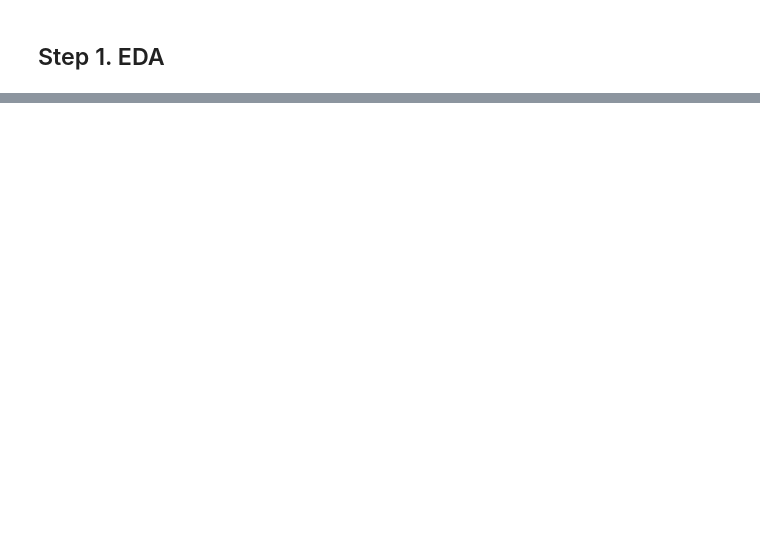
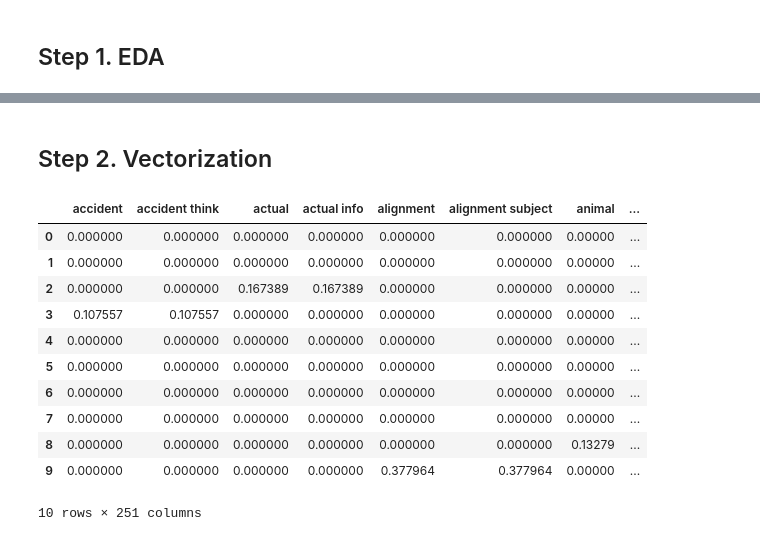
Before and after one commit to qternel/toxic-comment-classification, a Jupyter notebook: toxic-comment-classification.ipynb, the cells around one changed output, grey strips where cells are left out. Saved outputs shown, nothing was run; the diff lists cells and outputs as text; code cells hidden in the pictures; blank space fills up the shorter version.

```diff
--- a/toxic-comment-classification.ipynb
+++ b/toxic-comment-classification.ipynb
@@ -62,0 +54,2 @@ df['comment_text_clean'].apply(tokenize_lemmatize, remove_stop_words=True)
+# %% [markdown]
+## Step 2. Vectorization
@@ -62,0 +68,15 @@ df['comment_text_clean'].apply(tokenize_lemmatize, remove_stop_words=True)
+# %%
+tfidf_nostop_df
+# %% [output]
+|  | accident | accident think | actual | actual info | alignment | alignment subject | animal | ... |
+| 0 | 0.000000 | 0.000000 | 0.000000 | 0.000000 | 0.000000 | 0.000000 | 0.00000 | ... |
+| 1 | 0.000000 | 0.000000 | 0.000000 | 0.000000 | 0.000000 | 0.000000 | 0.00000 | ... |
+| 2 | 0.000000 | 0.000000 | 0.167389 | 0.167389 | 0.000000 | 0.000000 | 0.00000 | ... |
+| 3 | 0.107557 | 0.107557 | 0.000000 | 0.000000 | 0.000000 | 0.000000 | 0.00000 | ... |
+| 4 | 0.000000 | 0.000000 | 0.000000 | 0.000000 | 0.000000 | 0.000000 | 0.00000 | ... |
+| 5 | 0.000000 | 0.000000 | 0.000000 | 0.000000 | 0.000000 | 0.000000 | 0.00000 | ... |
+| 6 | 0.000000 | 0.000000 | 0.000000 | 0.000000 | 0.000000 | 0.000000 | 0.00000 | ... |
+| 7 | 0.000000 | 0.000000 | 0.000000 | 0.000000 | 0.000000 | 0.000000 | 0.00000 | ... |
+| 8 | 0.000000 | 0.000000 | 0.000000 | 0.000000 | 0.000000 | 0.000000 | 0.13279 | ... |
+| 9 | 0.000000 | 0.000000 | 0.000000 | 0.000000 | 0.377964 | 0.377964 | 0.00000 | ... |
+10 rows × 251 columns
```
Also changed, not shown: parts of 15 cells of this notebook, 2 other files.
